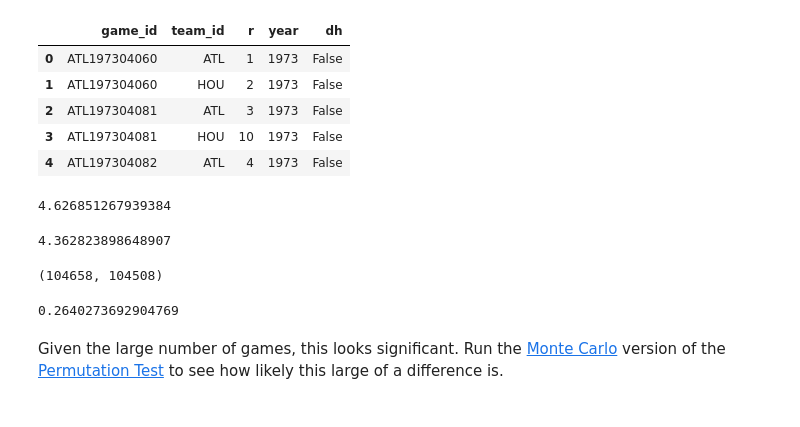
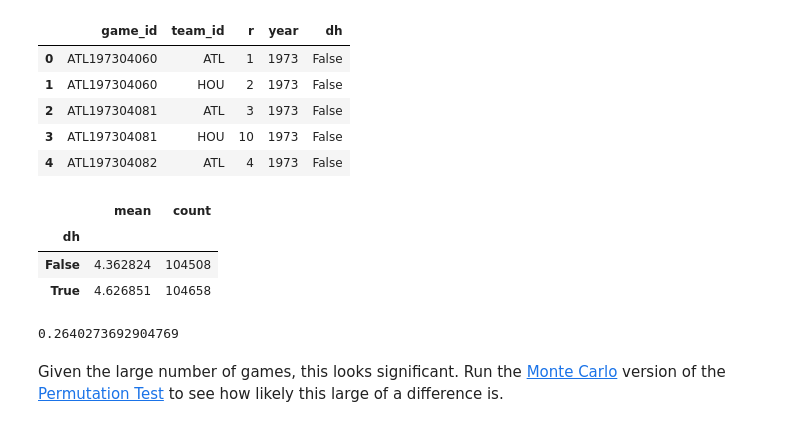
Before and after one commit to sdiehl28/baseball-analytics, a Jupyter notebook: baseball_jupyter_nb/01_Introduction.ipynb, the cells around one changed output. Saved outputs shown, nothing was run; the diff lists cells and outputs as text; code cells hidden in the pictures.

```diff
--- a/baseball_jupyter_nb/01_Introduction.ipynb
+++ b/baseball_jupyter_nb/01_Introduction.ipynb
@@ -265,19 +276,15 @@ no_dh_games = df[~df['dh']]
-# %%
-dh_games['r'].mean()
-# %% [output]
-4.626851267939384
-# %%
-no_dh_games['r'].mean()
-# %% [output]
-4.362823898648907
-# %%
-len(dh_games), len(no_dh_games)
-# %% [output]
-(104658, 104508)
-# %%
-delta = dh_games['r'].mean() - no_dh_games['r'].mean()
-delta
-# %% [output]
-0.2640273692904769
+# %%
+dh_df = df.groupby('dh')['r'].aggregate(['mean', 'count'])
+dh_df
+# %% [output]
+|  | mean | count |
+| dh |  |  |
+| False | 4.362824 | 104508 |
+| True | 4.626851 | 104658 |
+# %%
+delta = dh_df.loc[True, 'mean'] - dh_df.loc[False, 'mean']
+delta
+# %% [output]
+0.2640273692904769
 # %% [markdown]
 Given the large number of games, this looks significant.  Run the <a href="https://en.wikipedia.org/wiki/Resampling_(statistics)#Monte_Carlo_testing">Monte Carlo</a> version of the <a href="https://en.wikipedia.org/wiki/Resampling_(statistics)#Permutation_tests">Permutation Test</a> to see how likely this large of a difference is.
```
Also changed, not shown: parts of 31 cells of this notebook.
